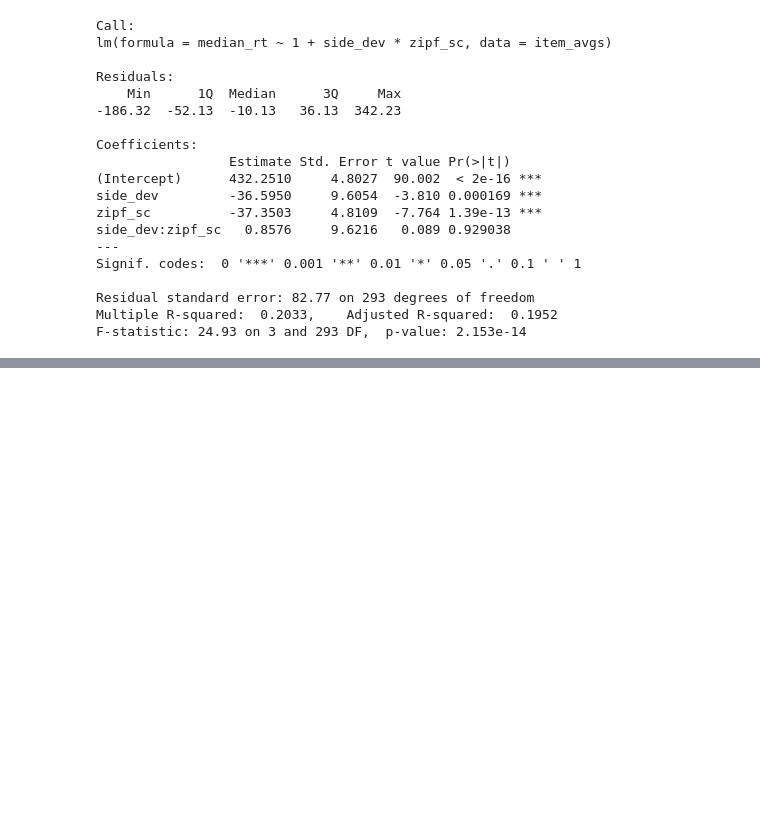
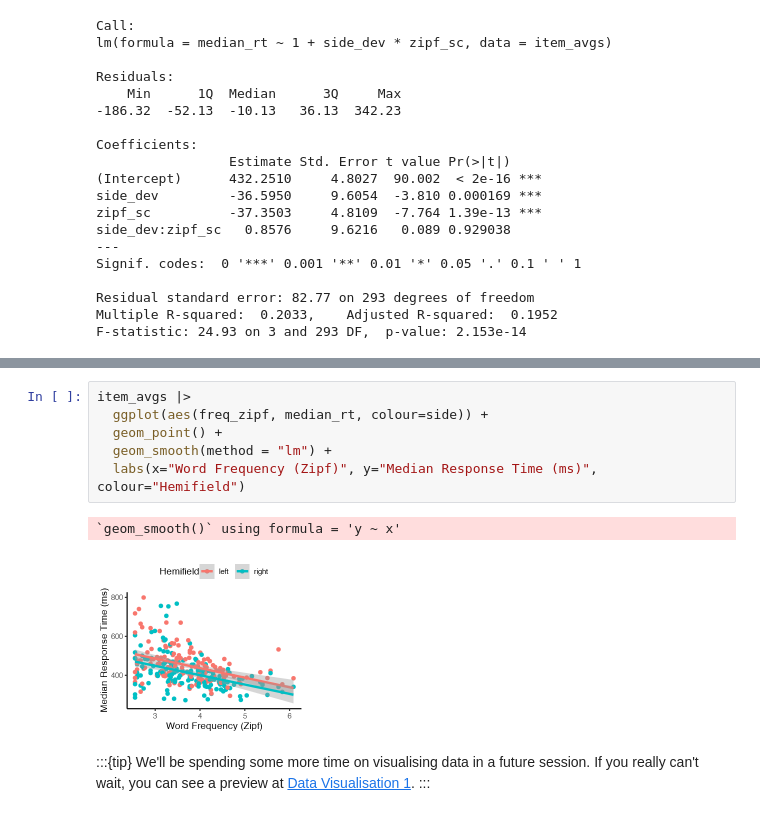
Before and after one commit to JackEdTaylor/expra-wise26, a Jupyter notebook: lecture/demo/demo_analyse.ipynb, the cells around one changed output, grey strips where cells are left out. Saved outputs shown, nothing was run; the diff lists cells and outputs as text; blank space fills up the shorter version.

```diff
--- a/lecture/demo/demo_analyse.ipynb
+++ b/lecture/demo/demo_analyse.ipynb
@@ -686,0 +717,13 @@ F-statistic: 24.93 on 3 and 293 DF,  p-value: 2.153e-14
+# %%
+item_avgs |>
+  ggplot(aes(freq_zipf, median_rt, colour=side)) +
+  geom_point() +
+  geom_smooth(method = "lm") +
+  labs(x="Word Frequency (Zipf)", y="Median Response Time (ms)", colour="Hemifield")
+# %% [output]
+`geom_smooth()` using formula = 'y ~ x'
+[figure, added]
+# %% [markdown]
+:::{tip}
+We'll be spending some more time on visualising data in a future session. If you really can't wait, you can see a preview at [Data Visualisation 1](https://jackedtaylor.github.io/expra-wise26/introduction/data_vis_1.html).
+:::
```
Also changed, not shown: parts of 3 cells of this notebook.
